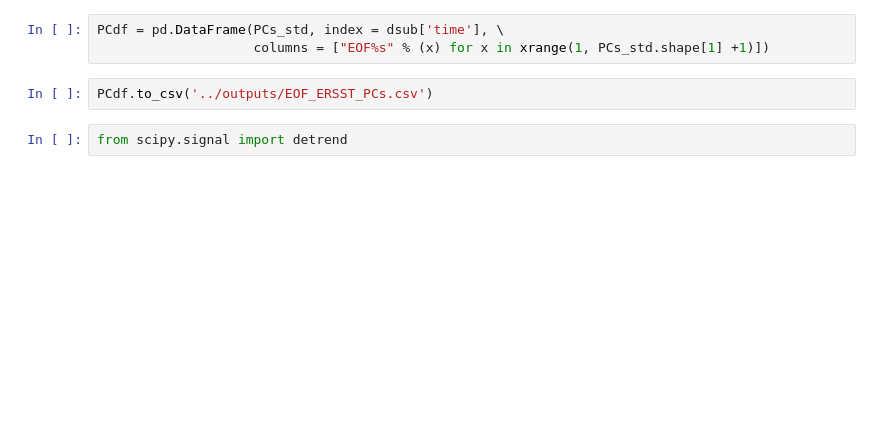
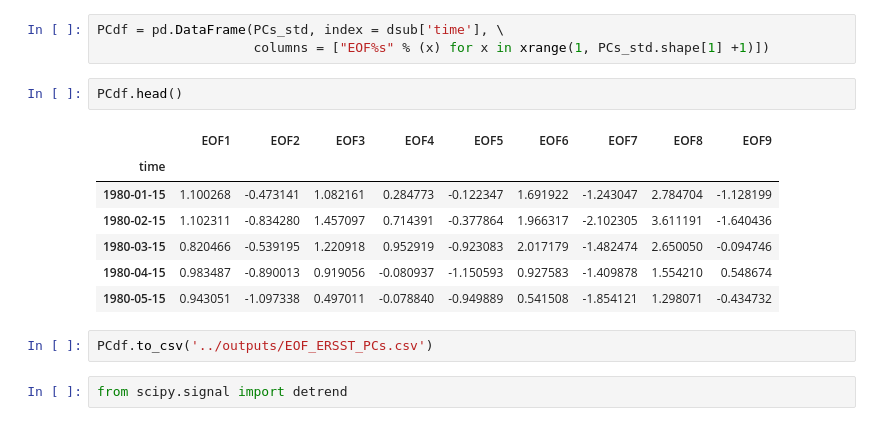
Before and after one commit to nicolasfauchereau/metocean, a Jupyter notebook: notebooks/sklearn_EOF_decomposition.ipynb, the cells around one changed output. Saved outputs shown, nothing was run; the diff lists cells and outputs as text; blank space fills up the shorter version.

```diff
--- a/notebooks/sklearn_EOF_decomposition.ipynb
+++ b/notebooks/sklearn_EOF_decomposition.ipynb
@@ -152,6 +207,16 @@ joblib.dump(scaler_PCs, '../outputs/scaler_PCs.pkl')
 # %%
 PCdf = pd.DataFrame(PCs_std, index = dsub['time'], \
                     columns = ["EOF%s" % (x) for x in xrange(1, PCs_std.shape[1] +1)])
+# %%
+PCdf.head()
+# %% [output]
+|  | EOF1 | EOF2 | EOF3 | EOF4 | EOF5 | EOF6 | EOF7 | EOF8 | EOF9 |
+| time |  |  |  |  |  |  |  |  |  |
+| 1980-01-15 | 1.100268 | -0.473141 | 1.082161 | 0.284773 | -0.122347 | 1.691922 | -1.243047 | 2.784704 | -1.128199 |
+| 1980-02-15 | 1.102311 | -0.834280 | 1.457097 | 0.714391 | -0.377864 | 1.966317 | -2.102305 | 3.611191 | -1.640436 |
+| 1980-03-15 | 0.820466 | -0.539195 | 1.220918 | 0.952919 | -0.923083 | 2.017179 | -1.482474 | 2.650050 | -0.094746 |
+| 1980-04-15 | 0.983487 | -0.890013 | 0.919056 | -0.080937 | -1.150593 | 0.927583 | -1.409878 | 1.554210 | 0.548674 |
+| 1980-05-15 | 0.943051 | -1.097338 | 0.497011 | -0.078840 | -0.949889 | 0.541508 | -1.854121 | 1.298071 | -0.434732 |
 # %%
 PCdf.to_csv('../outputs/EOF_ERSST_PCs.csv')
 # %%
```
Also changed, not shown: parts of 20 cells of this notebook, 8 other files.
